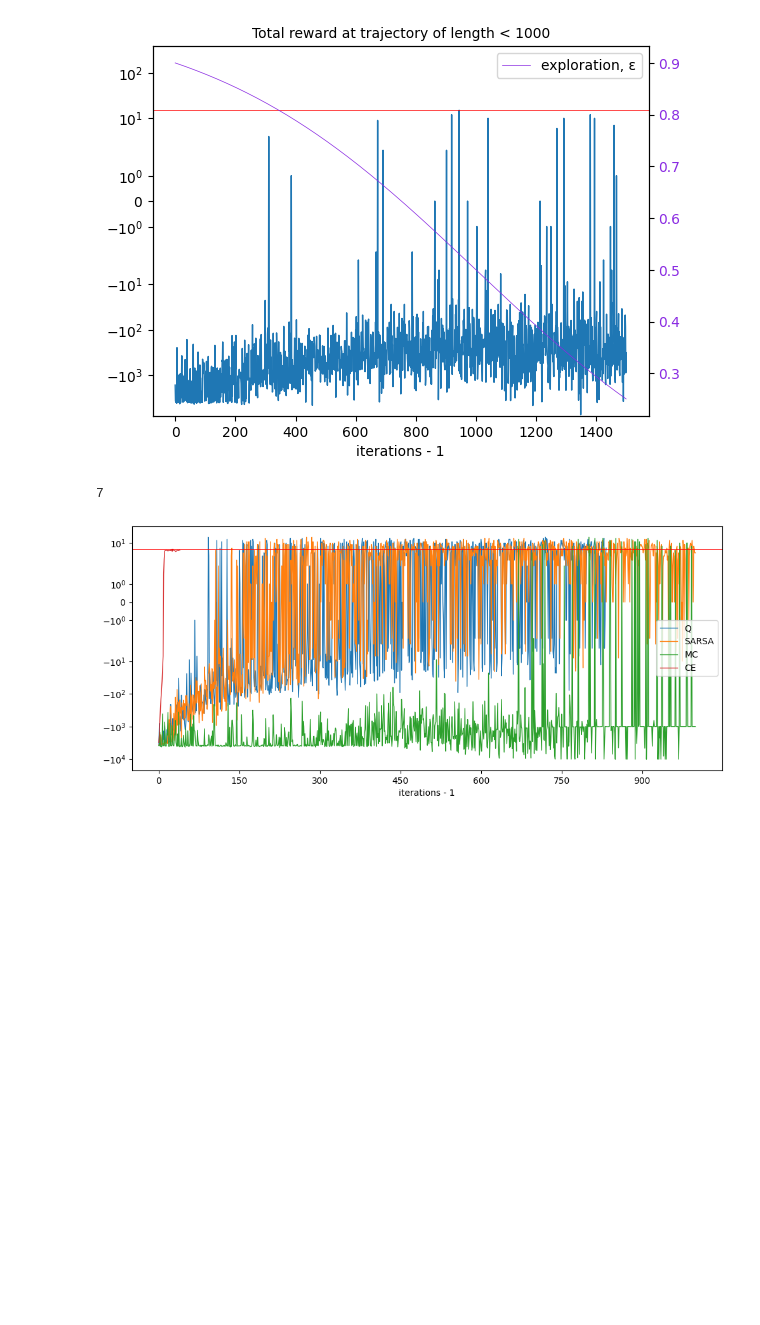
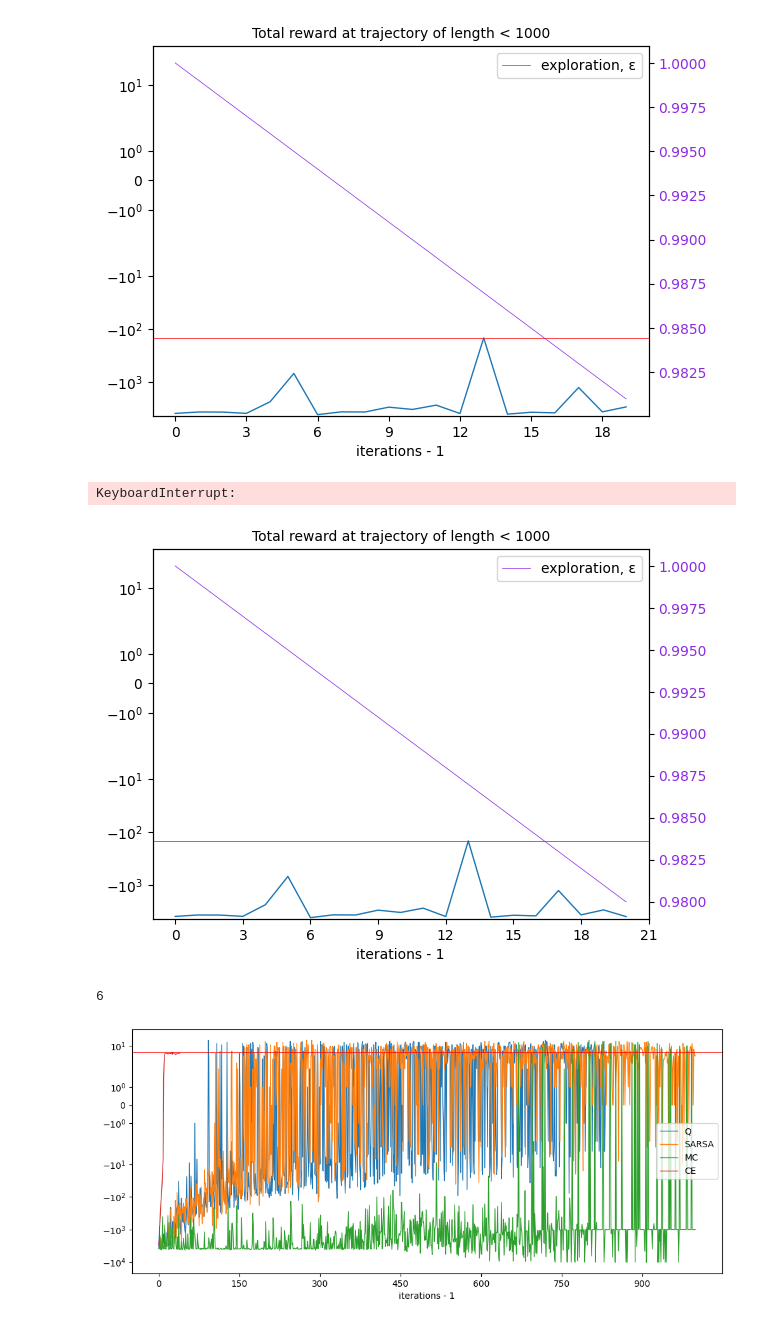
Before and after one commit to Axik0/DRL, a Jupyter notebook: DRL4(Taxi-v3-MC_SARSA_Q).ipynb, the cells around one changed output. Saved outputs shown, nothing was run; the diff lists cells and outputs as text; code cells hidden in the pictures; blank space fills up the shorter version.

Commit message:
OOP for annealing rates

```diff
--- a/DRL4(Taxi-v3-MC_SARSA_Q).ipynb
+++ b/DRL4(Taxi-v3-MC_SARSA_Q).ipynb
@@ -219,6 +247,7 @@ class ModelFreeAgent(RandAgent):
     """Model-free agent == R, TP functions of ENV aren't provided and aren't (explicitly?) approximated"""
     def __init__(self):
         super().__init__()
+        self.stc = 0 # counts improvement steps
 
     def gpi(self, q, eps, zero_mask=None):
         """epsilon-greedy policy improvement based on values of q(s,a), at each state,
@@ -235,16 +264,22 @@ class ModelFreeAgent(RandAgent):
         best_actions = np.argmax(q, axis=0) # 1D array of 'best' actions
         # one-hot encoding of best_actions array (used to choose rows from dummy)
         self.policy = dummy[best_actions]
+        self.stc += 1
 
-    def fit(self, n_trajectories, max_length, alpha_s=0.5, gamma=0.99, verbose=False):
+    def fit(self, n_trajectories, max_length, alpha_d=0.5, gamma=0.99, eps_d=None, verbose=False):
         dh = display.display(display_id=True)
         eps_rates, alpha_rates = [], []
+        if callable(alpha_d):
+            alpha_d.n_total = n_trajectories
+        if eps_d is not None:
+            eps_d.n_total = n_trajectories
+        else:
+            eps_d = LinearAR(n_iterations=n_trajectories, start=1)
         for i, t in enumerate(range(n_trajectories)):
             # decrease eps throughout the loop
-            # eps = lin_ann_rate(i, n_trajectories, start=1)
-            eps = exp_ann_rate(i, la=0.02, start=1, drop=1e-10)
+            eps = eps_d(i)
             # decrease alpha ~ learning rate
-            alpha = lin_ann_rate(i, n_trajectories, start=alpha_s)
+            alpha = alpha_d(i) if callable(alpha_d) else alpha_d
             # policy evaluation and improvement throughout trajectory
             results = self.walk(max_length=max_length, alpha=alpha, eps=eps, gamma=gamma)
             # visualization
@@ -346,9 +388,13 @@ class MonteCarloAgent(ModelFreeAgent):
         g[*unp], n[*unp] = G @ (np.eye(len(cts))[pos]), cts
         return g, n, sum(R)
 
-    def fit(self, n_trajectories, max_length, gamma=1, verbose=False):
+    def fit(self, n_trajectories, max_length, eps_d=None, gamma=1, verbose=False):
         """MC approach replaces expected value calculation with an empirical mean of return Gt"""
         dh = display.display(display_id=True)
+        if eps_d is not None:
+            eps_d.n_total = n_trajectories
+        else:
+            eps_d = LinearAR(n_iterations=n_trajectories, start=1)
         eps_rates = []
         G, N = np.zeros_like(self.policy.T), np.zeros_like(self.policy.T)
         for i, t in enumerate(range(n_trajectories)):
@@ -358,11 +404,9 @@ class MonteCarloAgent(ModelFreeAgent):
             Q = G / (N_ := N.copy() + 1E-2 * (N == 0)) # prevent zero-division error
 
             # decrease eps throughout the loop
-            # eps = lin_ann_rate(i, n_trajectories, start=1)
-            # eps = exp_ann_rate(i, la=0.02, start=1)
-            eps = sgm_ann_rate(i, n_trajectories/2, alpha=0.1, drop=1E-7)
+            eps = eps_d(i)
 
-            # policy improvement with masked non-visited sa pairs
+            # policy improvement (non-visited sa pairs are filtered)
             self.gpi(Q, eps=eps, zero_mask=N==0)
 
             # visualization
@@ -379,17 +423,24 @@ class MonteCarloAgent(ModelFreeAgent):
 # %%
 mca = MonteCarloAgent()
 # (mca.walk_r(0.7, 5)[0] == mca.walk_gn_test(0.7,5)[0]).any()
-mca.fit(n_trajectories=2000, max_length=1000, gamma=0.9999, verbose=True)
+# ann_mc = SigmoidalAR(al=0.1)
+# ann_mc = ExponentialAR(la=1e-2)
+ann_mc = None
+mca.fit(n_trajectories=1000, max_length=1000, gamma=0.999, eps_d=ann_mc, verbose=True)
 # %% [output]
-[figure, old version]
+[figure, new version]
+KeyboardInterrupt:
+[figure, added]
 # %%
-res = sarsa.walk(40)
-# res = qlr.walk(40)
-# res = cea.walk(40)
+T = 50
+# res = sarsa.walk(T)
+res = qlr.walk(T)
+# res = cea.walk(T)
+# res = mca.walk(T)
 sum(res['r'])
-# cea.capture(100)
+# cea.capture(T)
 # %% [output]
-7
+6
 # %%
 plt.figure(figsize=(12,5))
 ax = qlr.learning_curve(logscale=True, label='Q', show_max=False)
```
Also changed, not shown: parts of 6 cells of this notebook, 1 other file.
